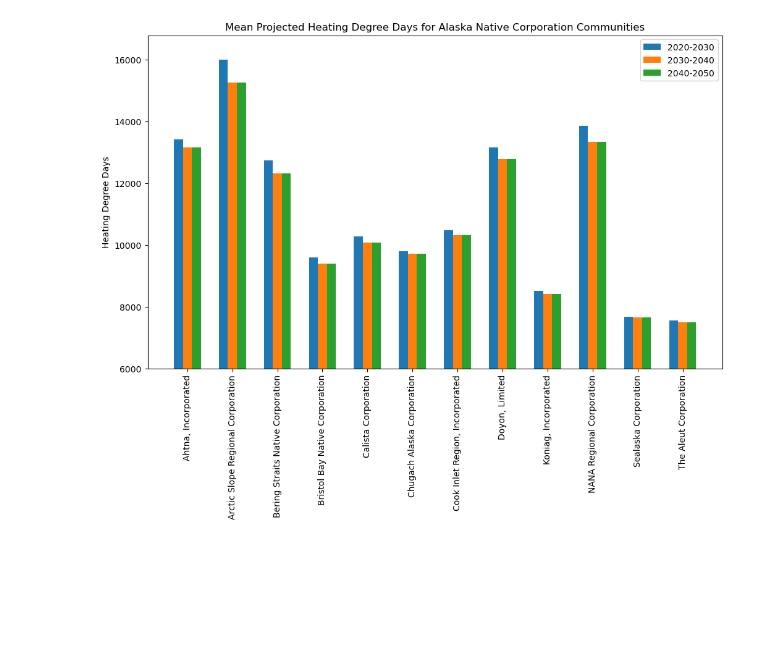
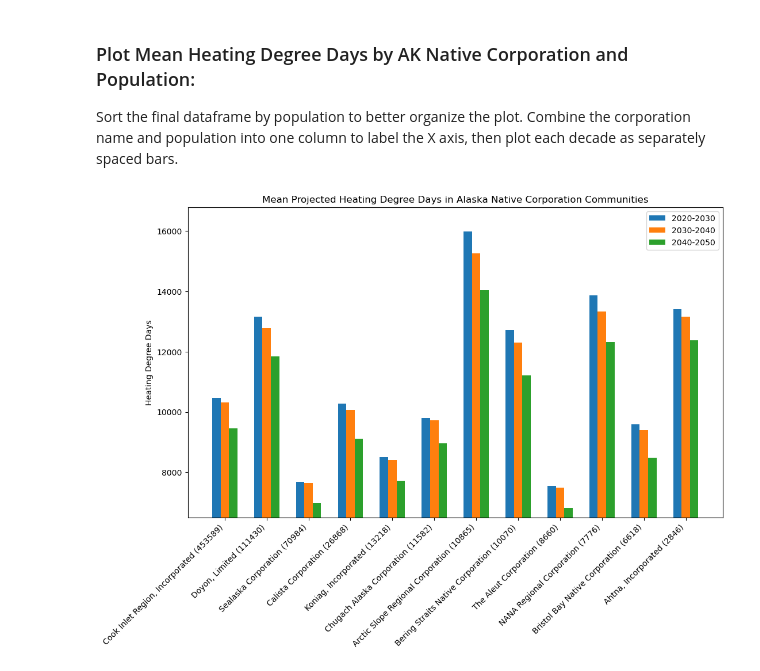
Before and after one commit to ua-snap/ardac-toolbox, a Jupyter notebook: notebooks/nc_ddays.ipynb, the cells around one changed output. Saved outputs shown, nothing was run; the diff lists cells and outputs as text; code cells hidden in the pictures; blank space fills up the shorter version.

Commit message:
finish heating deg days nb

```diff
--- a/notebooks/nc_ddays.ipynb
+++ b/notebooks/nc_ddays.ipynb
@@ -125,0 +190,19 @@ nc_dd_mean
+# %%
+corps = list(nc_dd_mean.name_left.unique())
+pops_sorted = [2846,
+               10865,
+               10070,
+               6618,
+               26868,
+               11582,
+               453589,
+               111430,
+               13218,
+               7776,
+               70984,
+               8660, ### << this is the only value that needed to be moved...otherwise the corps are alphabetical
+               ]
+
+pop_df = pd.DataFrame(list(zip(corps, pops_sorted)), columns =['name', 'pop'])
+nc_dd_mean_pop = nc_dd_mean.merge(pop_df, how='left', left_on='name_left', right_on='name')
+print(nc_dd_mean_pop)
@@ -126,23 +227,31 @@ nc_dd_mean
+# %% [markdown]
+### Plot Mean Heating Degree Days by AK Native Corporation and Population:
+
+Sort the final dataframe by population to better organize the plot. Combine the corporation name and population into one column to label the X axis, then plot each decade as separately spaced bars.
 # %%
-x = nc_dd_mean["name_left"]
-y1 = nc_dd_mean["heating_dd_2020-2030"]
-y2 = nc_dd_mean["heating_dd_2030-2040"]
-y3 = nc_dd_mean["heating_dd_2040-2050"]
+nc_dd_mean_pop.sort_values(by='pop', ascending=False, inplace=True)
+nc_dd_mean_pop['labels'] = None
+for index, row in nc_dd_mean_pop.iterrows():
+    nc_dd_mean_pop.loc[index, 'labels'] = str(row['name'] + " (" + str(row['pop']) + ")")
+
+x = nc_dd_mean_pop["labels"]
+y1 = nc_dd_mean_pop["heating_dd_2020-2030"]
+y2 = nc_dd_mean_pop["heating_dd_2030-2040"]
+y3 = nc_dd_mean_pop["heating_dd_2040-2050"]
 
 x_axis = np.arange(len(x))
 
 plt.figure(figsize=(12,7))
 
 plt.bar(x_axis - 0.2, y1, 0.2, label = '2020-2030')
 plt.bar(x_axis + 0.0, y2, 0.2, label = '2030-2040')
-plt.bar(x_axis + 0.2, y2, 0.2, label = '2040-2050')
+plt.bar(x_axis + 0.2, y3, 0.2, label = '2040-2050')
 
-plt.xticks(x_axis, x, rotation='vertical')
-#plt.xlabel("Alaska Native Corporation")
-plt.ylim(ymin=6000)
+plt.xticks(x_axis, x, rotation=45, ha='right')
+plt.ylim(ymin=6500)
 plt.ylabel("Heating Degree Days")
-plt.title("Mean Projected Heating Degree Days for Alaska Native Corporation Communities")
+plt.title("Mean Projected Heating Degree Days in Alaska Native Corporation Communities")
 plt.legend()
 plt.show()
 # %% [output]
-[figure, old version]
+[figure, new version]
```
Also changed, not shown: parts of 22 cells of this notebook, 1 other file.
